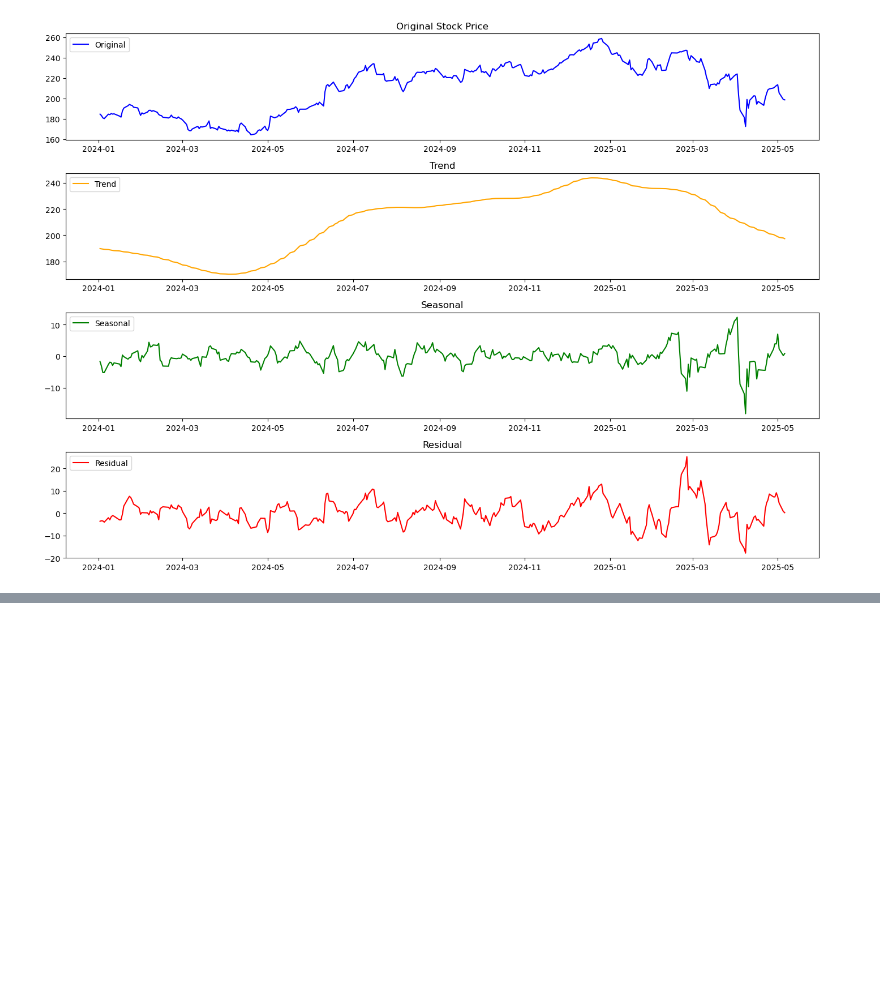
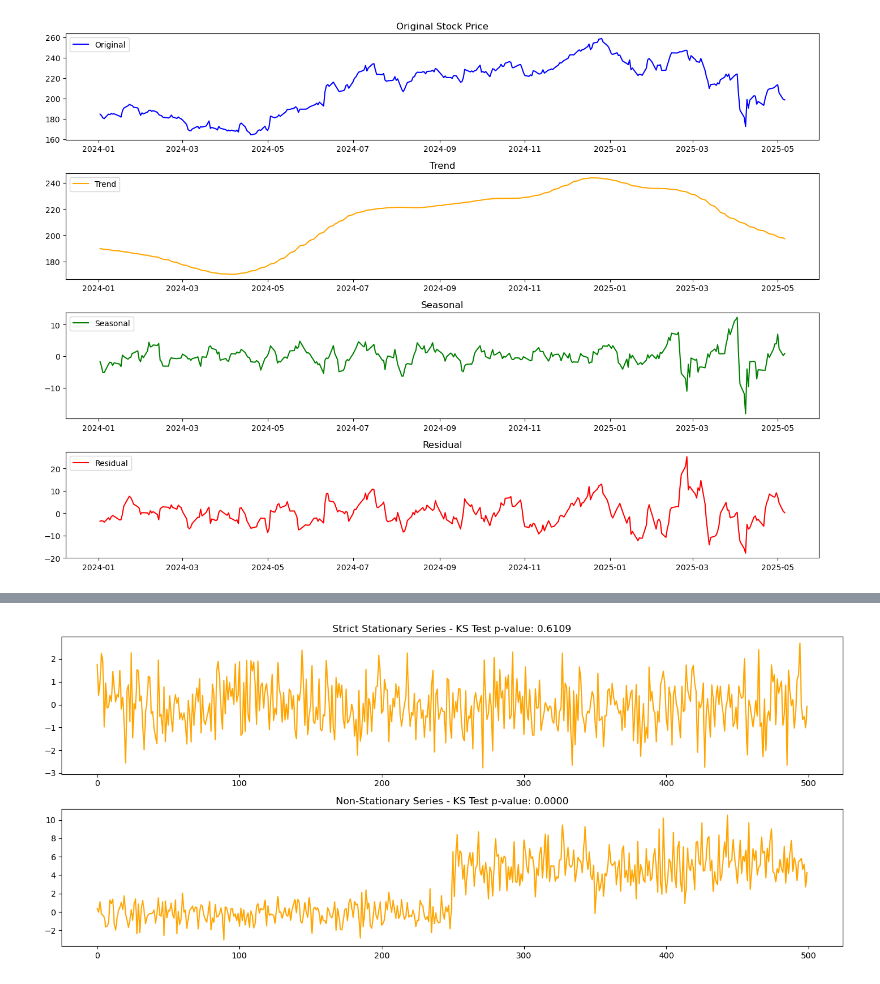
Before and after one commit to Anutri03/BIA, a Jupyter notebook: Timeseries_Model_arima_sarima/time_series_analysis.ipynb, the cells around one changed output, grey strips where cells are left out. Saved outputs shown, nothing was run; the diff lists cells and outputs as text; code cells hidden in the pictures; blank space fills up the shorter version.

Commit message:
Implement code changes to enhance functionality and improve performance

```diff
--- a/Timeseries_Model_arima_sarima/time_series_analysis.ipynb
+++ b/Timeseries_Model_arima_sarima/time_series_analysis.ipynb
@@ -96,0 +144,45 @@ plt.show()
+# %%
+# Generating synthetic data
+np.random.seed(0)
+n = 500
+
+
+# Strictly stationary data : normal distribution random noise
+strictly_stationary_data = np.random.normal(0, 1, n)
+
+# Non-stationary data : changing mean and variance
+non_strict_stationary_data = np.concatenate([np.random.normal(0, 1, n//2), np.random.normal(5, 2, n//2)])
+
+
+# Function to split the series into two halves and perform the KS test
+def ks_test_stationarity(data):
+    split = len(data) // 2
+    data1 = data[:split]
+    data2 = data[split:]
+    ks_stat, p_value = ks_2samp(data1, data2)
+    return ks_stat, p_value
+
+
+# perform the KS test on both datasets
+ks_stat_strict, p_value_strict = ks_test_stationarity(strictly_stationary_data)
+
+# perform the KS test on non-stationary data
+ks_stat_non_strict, p_value_non_strict = ks_test_stationarity(non_strict_stationary_data)
+
+# Plotting the results
+plt.figure(figsize=(14, 6))
+
+# Strictly stationary plot
+plt.subplot(2, 1, 1)
+plt.plot(strictly_stationary_data, color='orange')
+plt.title(f"Strict Stationary Series - KS Test p-value: {p_value_strict:.4f}")
+
+# Non-stationary plot
+plt.subplot(2, 1, 2)
+plt.plot(non_strict_stationary_data, color='orange')
+plt.title(f"Non-Stationary Series - KS Test p-value: {p_value_non_strict:.4f}")
+
+plt.tight_layout()
+plt.show()
+# %% [output]
+[figure, added]
```
Also changed, not shown: parts of 6 cells of this notebook, 2 other files.
